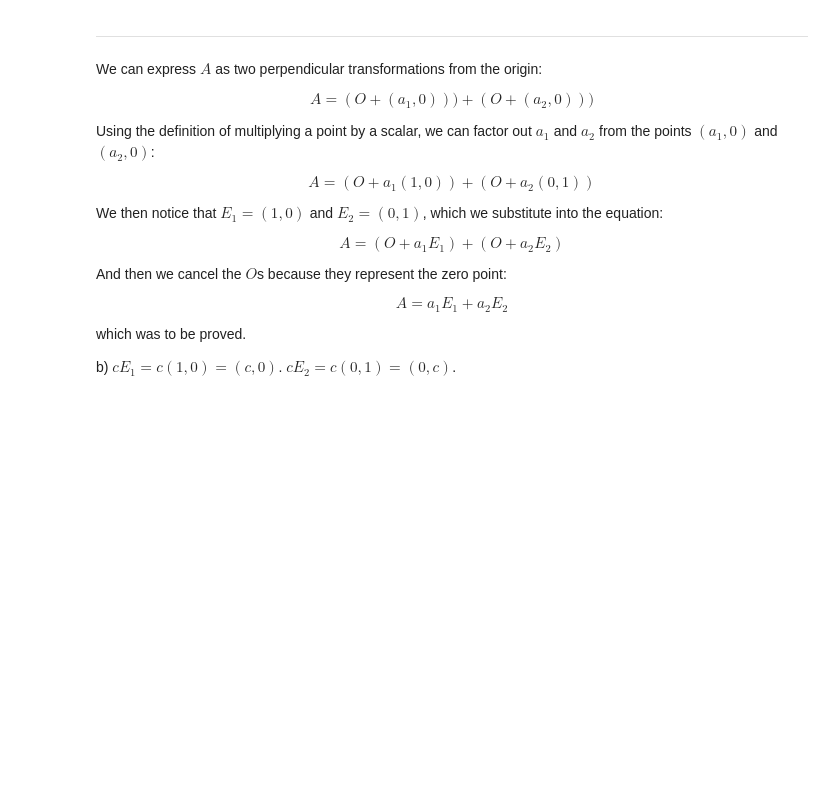
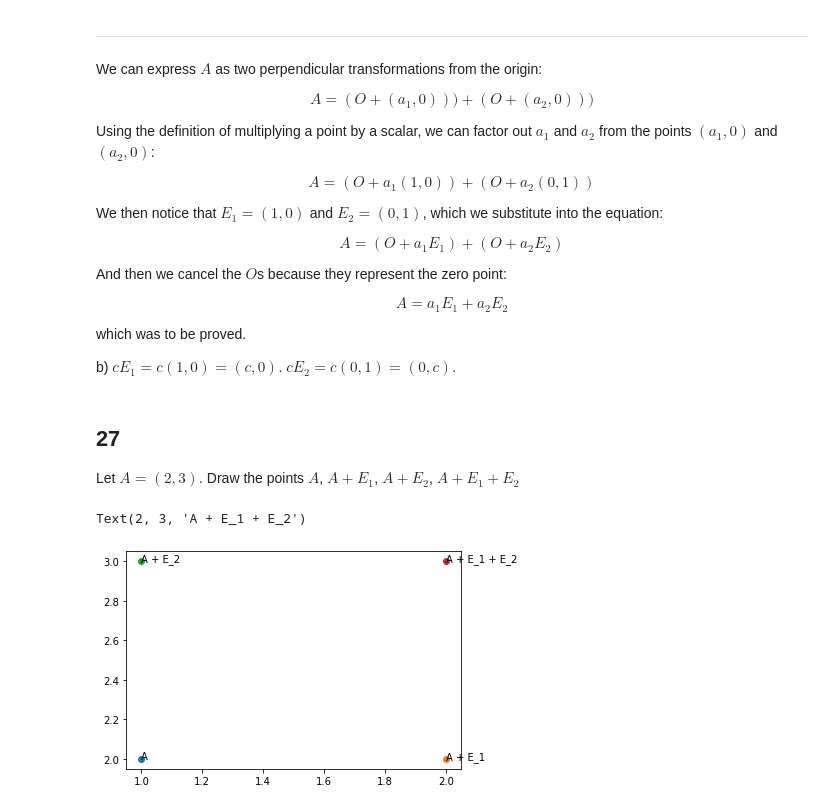
Before and after one commit to zackads/basic-mathematics, a Jupyter notebook: chapter-9/2-addition-subtraction-and-parallelogram-law.ipynb, the cells around one changed output. Drawn from its saved outputs; the diff is of its cells as text; code cells hidden in the pictures; blank space fills up the shorter version.

```diff
--- a/chapter-9/2-addition-subtraction-and-parallelogram-law.ipynb
+++ b/chapter-9/2-addition-subtraction-and-parallelogram-law.ipynb
@@ -747,3 +747,30 @@ $$A = a_1E_1 + a_2E_2$$
 which was to be proved.
 
 b) $cE_1 = c(1, 0) = (c, 0)$. $cE_2 = c(0, 1) = (0, c)$.
+# %% [markdown]
+## 27
+
+Let $A = (2, 3)$.  Draw the points $A$, $A + E_1$, $A + E_2$, $A + E_1 + E_2$
+# %%
+A = (1, 2)
+E_1 = (1, 0)
+E_2 = (0, 1)
+
+# A
+plt.plot(*A, 'o')
+plt.annotate('A', A)
+
+# A + E_1
+plt.plot(*add(A, E_1), 'o')
+plt.annotate('A + E_1', add(A, E_1))
+
+# A + E_2
+plt.plot(*add(A, E_2), 'o')
+plt.annotate('A + E_2', add(A, E_2))
+
+# A + E_1 + E_2
+plt.plot(*(add(add(A, E_1), E_2)), 'o')
+plt.annotate('A + E_1 + E_2', (add(add(A, E_1), E_2)))
+# %% [output]
+Text(2, 3, 'A + E_1 + E_2')
+[figure, added]
```
